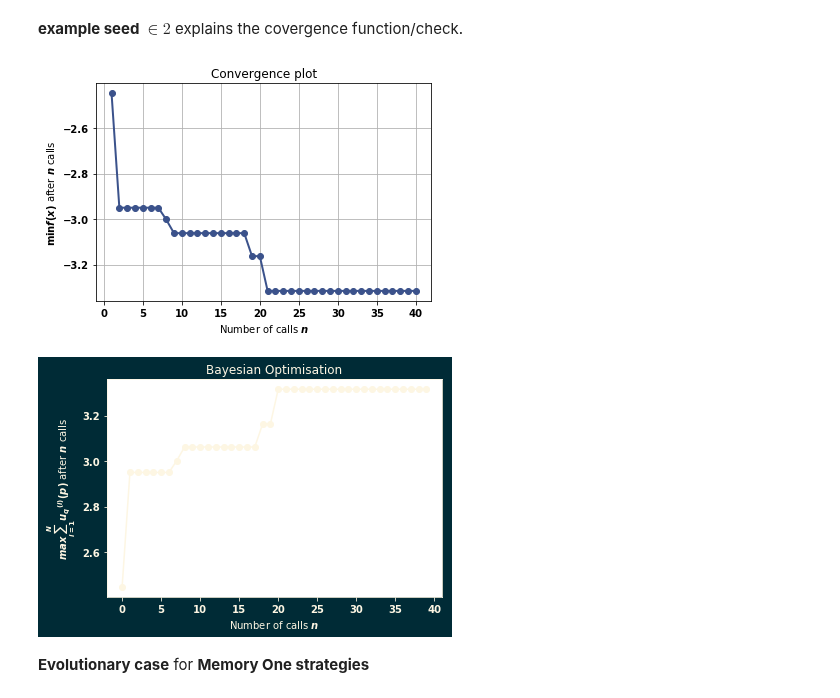
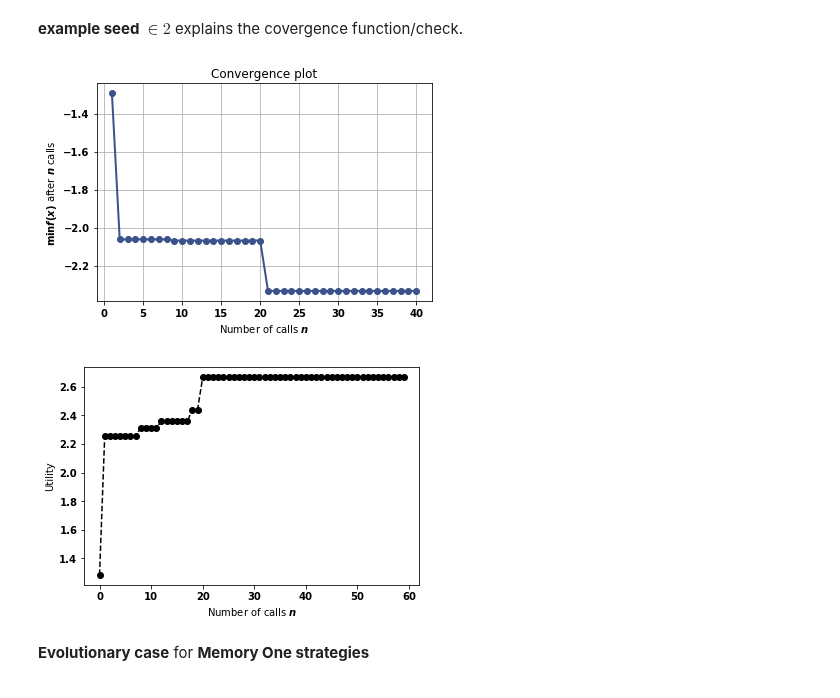
Before and after one commit to Nikoleta-v3/Memory-size-in-the-prisoners-dilemma, a Jupyter notebook: nbs/Evolutionary best responses.ipynb, the cells around one changed output. Saved outputs shown, nothing was run; the diff lists cells and outputs as text; code cells hidden in the pictures.

```diff
--- a/nbs/Evolutionary best responses.ipynb
+++ b/nbs/Evolutionary best responses.ipynb
@@ -15,7 +15,7 @@ import opt_mo
 font = {"size": 10, "weight": "bold"}
 matplotlib.rc("font", **font)
 # %%
-def bayesian(opponents, n_calls=40):
+def bayesian(opponents, n_calls=60):
     method_params = {"n_random_starts": 20, "n_calls": n_calls}
     bounds = [(0, 0.9999) for _ in range(4)]
     objective = opt_mo.memory_one_best_response.prepare_objective_optimisation(
@@ -42,7 +40,10 @@ res = bayesian(random_opponents)
+# %%
+opponents = [[1/3, 1/3, 1/3, 1/3], [1, 0, 0, 1]]
+res = bayesian(opponents)
 # %%
-plot_convergence(res)
+plot_convergence(res);
 # %% [output]
-[figure, old version]
+[figure, new version]
 # %%
 values = np.minimum.accumulate(res.func_vals, 0)
 # %%
@@ -50,27 +53,29 @@ values = [-x for x in values]
 # %%
-fig, ax = plt.subplots(facecolor=bg_color)
+fig, ax = plt.subplots()
 
-plt.plot(range(len(values)), values, "-o", color=color)
-plt.title("Bayesian Optimisation", color=color)
-plt.xlabel("Number of calls $n$", color=color)
-plt.ylabel("$max\sum_{i=1} ^ {N} {u_q}^{(i)} (p)$ after $n$ calls", color=color)
+plt.plot(range(len(values)), values, "--o", color='black')
+#plt.title("Bayesian Optimisation",)
+plt.xlabel("Number of calls $n$",)
+plt.ylabel(r"Utility");
 
-ax.tick_params(axis="x", colors=color)
-ax.tick_params(axis="y", colors=color)
+# ax.tick_params(axis="x", colors=color)
+# ax.tick_params(axis="y", colors=color)
 
-ax.spines["bottom"].set_color(color)
-ax.spines["top"].set_color(color)
-ax.spines["right"].set_color(color)
-ax.spines["left"].set_color(color)
+# ax.spines["bottom"].set_color(color)
+# ax.spines["top"].set_color(color)
+# ax.spines["right"].set_color(color)
+# ax.spines["left"].set_color(color)
 
-fig.savefig(
-    "/home/nightwing/rsc/STEM-BRITAIN-2019/poster/img/bayesian.pdf",
-    bbox_inches="tight",
-    facecolor=fig.get_facecolor(),
-    transparent=True,
-)
+# fig.savefig(
+#     "/home/nightwing/rsc/STEM-BRITAIN-2019/poster/img/bayesian.pdf",
+#     bbox_inches="tight",
+#     facecolor=fig.get_facecolor(),
+#     transparent=True,
+# )
+
+fig.savefig('../img/bayesian_example.pdf')
 # %% [output]
-[figure, old version]
+[figure, new version]
 # %% [markdown]
 **Evolutionary case** for **Memory One strategies**
 # %% [markdown]
```
Also changed, not shown: parts of 2 cells of this notebook, 28 other files.
